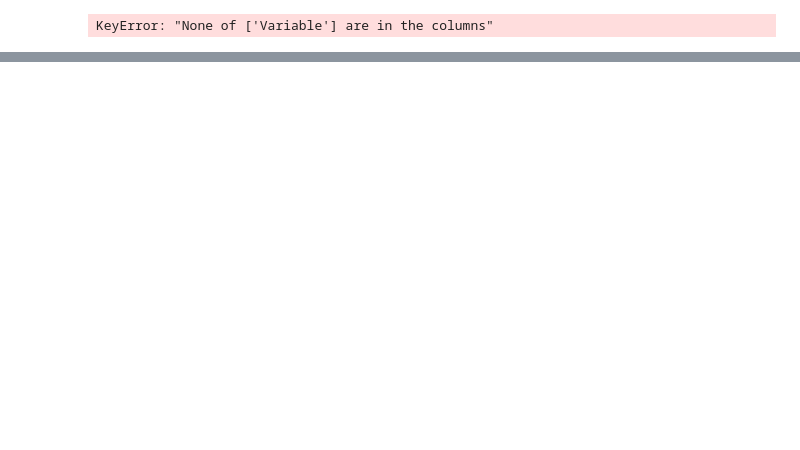
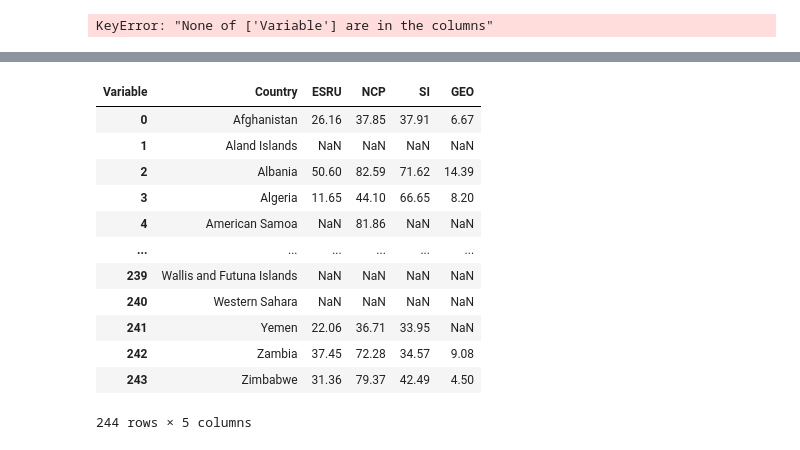
Before and after one commit to simonzabrocki/SimulationDashboard, a Jupyter notebook: drafts.ipynb, the cells around one changed output, grey strips where cells are left out. Saved outputs shown, nothing was run; the diff lists cells and outputs as text; code cells hidden in the pictures; blank space fills up the shorter version.

```diff
--- a/drafts.ipynb
+++ b/drafts.ipynb
@@ -480,0 +533,5 @@ fig.update_layout(coloraxis_colorbar=dict(title="",
+# %%
+
+data = pd.read_csv('data/GGGI/GGIs_2015_2020.csv')
+table_df = data[(data.Year == 2020) & (data.Aggregation.isin(['Dimension']))].pivot(index=['Country'], columns='Variable', values='Value')[['ESRU', 'NCP', 'SI', 'GEO']]
+table_df = table_df.reset_index()
@@ -480,0 +583,16 @@ fig.update_layout(coloraxis_colorbar=dict(title="",
+# %%
+table_df
+# %% [output]
+| Variable | Country | ESRU | NCP | SI | GEO |
+| 0 | Afghanistan | 26.16 | 37.85 | 37.91 | 6.67 |
+| 1 | Aland Islands | NaN | NaN | NaN | NaN |
+| 2 | Albania | 50.60 | 82.59 | 71.62 | 14.39 |
+| 3 | Algeria | 11.65 | 44.10 | 66.65 | 8.20 |
+| 4 | American Samoa | NaN | 81.86 | NaN | NaN |
+| ... | ... | ... | ... | ... | ... |
+| 239 | Wallis and Futuna Islands | NaN | NaN | NaN | NaN |
+| 240 | Western Sahara | NaN | NaN | NaN | NaN |
+| 241 | Yemen | 22.06 | 36.71 | 33.95 | NaN |
+| 242 | Zambia | 37.45 | 72.28 | 34.57 | 9.08 |
+| 243 | Zimbabwe | 31.36 | 79.37 | 42.49 | 4.50 |
+244 rows × 5 columns
```
Also changed, not shown: parts of 22 cells of this notebook, 5 other files.
